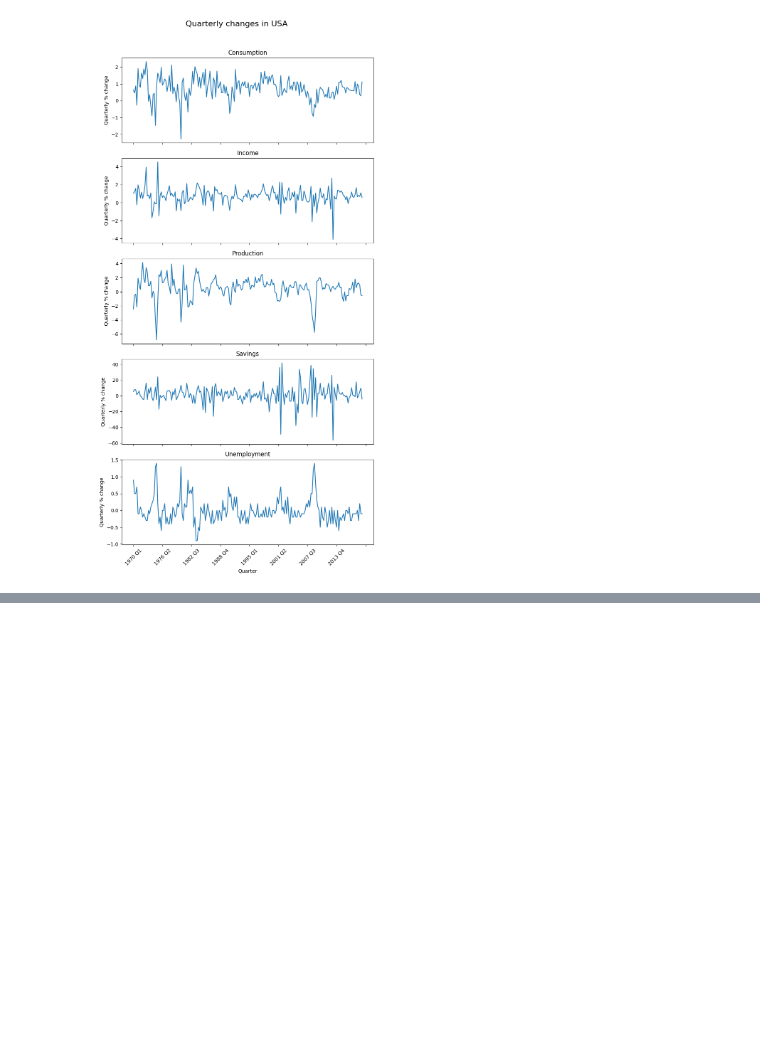
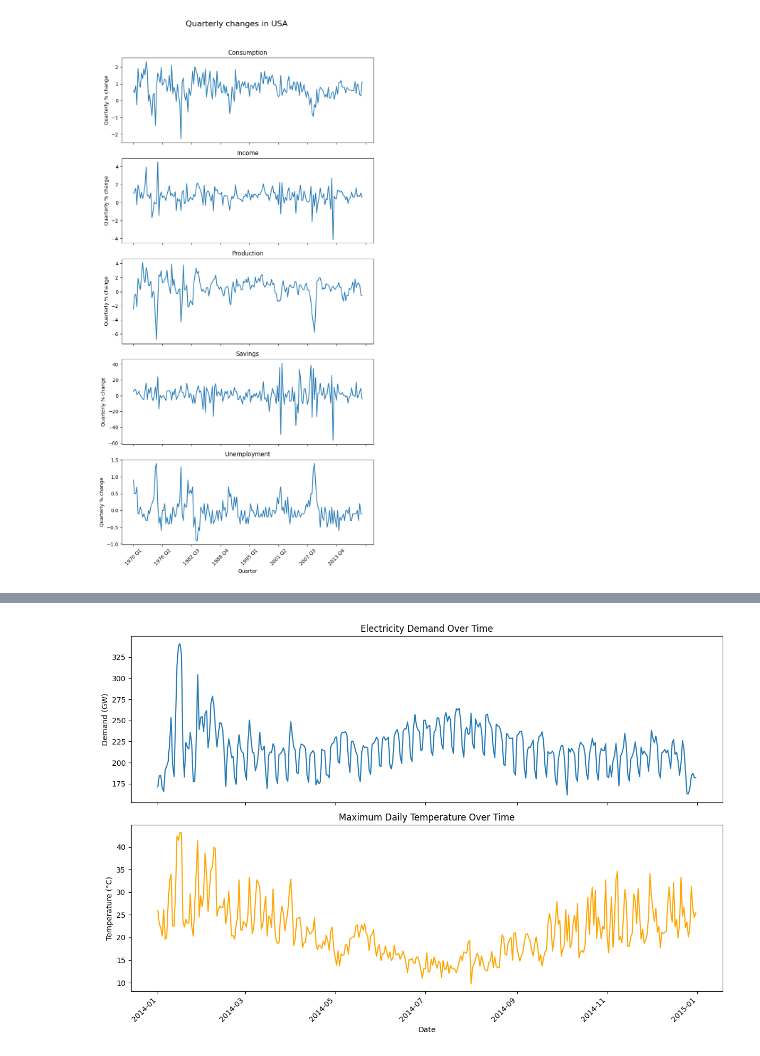
Before and after one commit to safeai-snu/Econometrics, a Jupyter notebook: Ch3.4.ARIMA_errors.ipynb, the cells around one changed output, grey strips where cells are left out. Saved outputs shown, nothing was run; the diff lists cells and outputs as text; code cells hidden in the pictures; blank space fills up the shorter version.

```diff
--- a/Ch3.4.ARIMA_errors.ipynb
+++ b/Ch3.4.ARIMA_errors.ipynb
@@ -116,0 +237,37 @@ plt.show()
+# %%
+# Assuming vic_elec_daily is your DataFrame after the previous manipulation
+
+# Step 1: Pivot the data to a long format
+vic_elec_long = pd.melt(vic_elec_daily, id_vars=['Date'], value_vars=['Demand', 'Temperature'],
+                        var_name='name', value_name='value')
+
+# Step 2: Plotting without FacetGrid
+
+# Create a figure and axes
+fig, (ax1, ax2) = plt.subplots(2, 1, figsize=(12, 8), sharex=True)
+
+# Plot Demand
+ax1.plot(vic_elec_long[vic_elec_long['name'] == 'Demand']['Date'],
+         vic_elec_long[vic_elec_long['name'] == 'Demand']['value'], label='Demand')
+ax1.set_ylabel('Demand (GW)')
+ax1.set_title('Electricity Demand Over Time')
+
+# Plot Temperature
+ax2.plot(vic_elec_long[vic_elec_long['name'] == 'Temperature']['Date'],
+         vic_elec_long[vic_elec_long['name'] == 'Temperature']['value'], label='Temperature', color='orange')
+ax2.set_ylabel('Temperature (°C)')
+ax2.set_title('Maximum Daily Temperature Over Time')
+
+# Common x-axis label
+ax2.set_xlabel('Date')
+
+# Rotate x-axis labels for better readability
+plt.setp(ax2.get_xticklabels(), rotation=45, ha='right')
+
+# Adjust layout to prevent overlap
+plt.tight_layout()
+
+# Show the plot
+plt.show()
+# %% [output]
+[figure, added]
```
Also changed, not shown: parts of 8 cells of this notebook.
